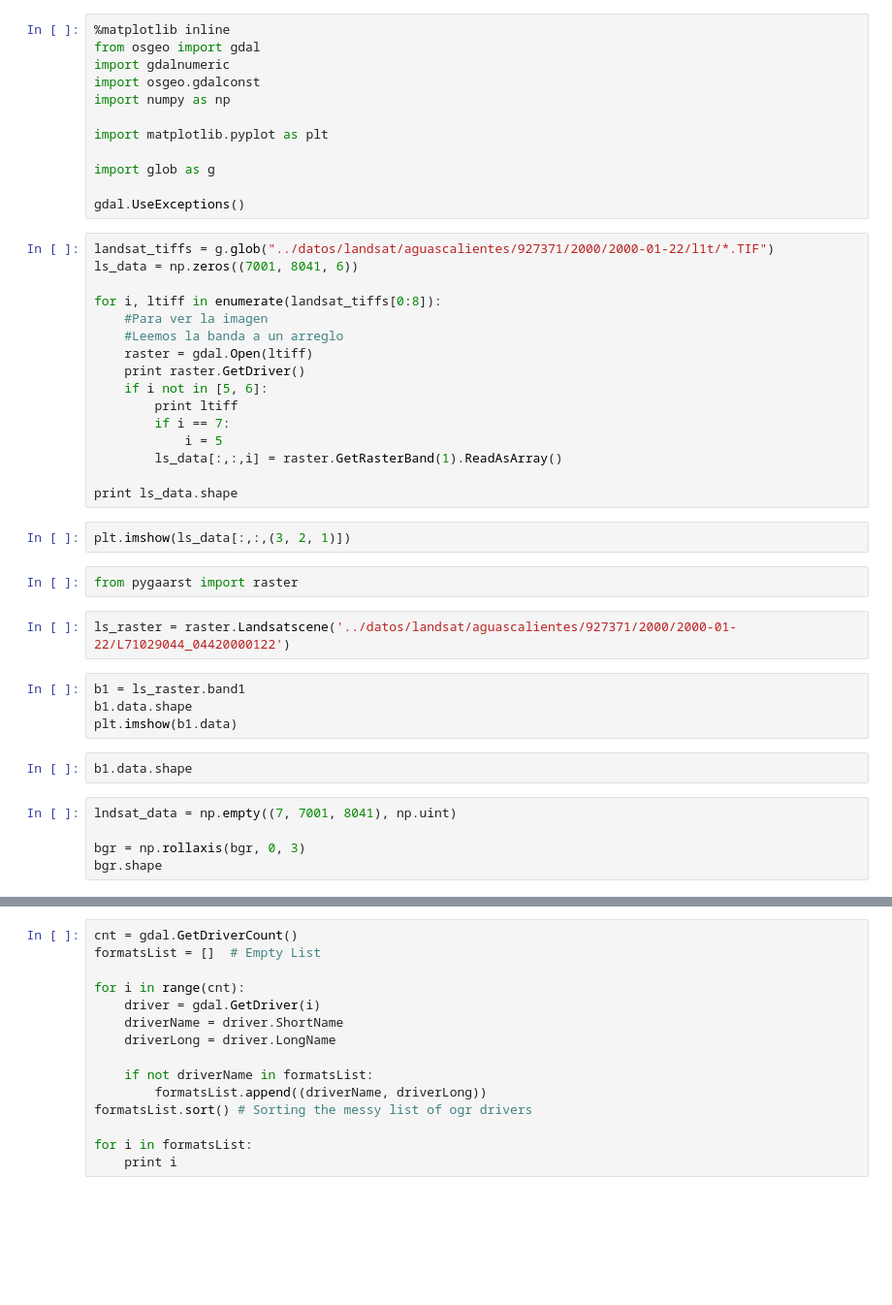
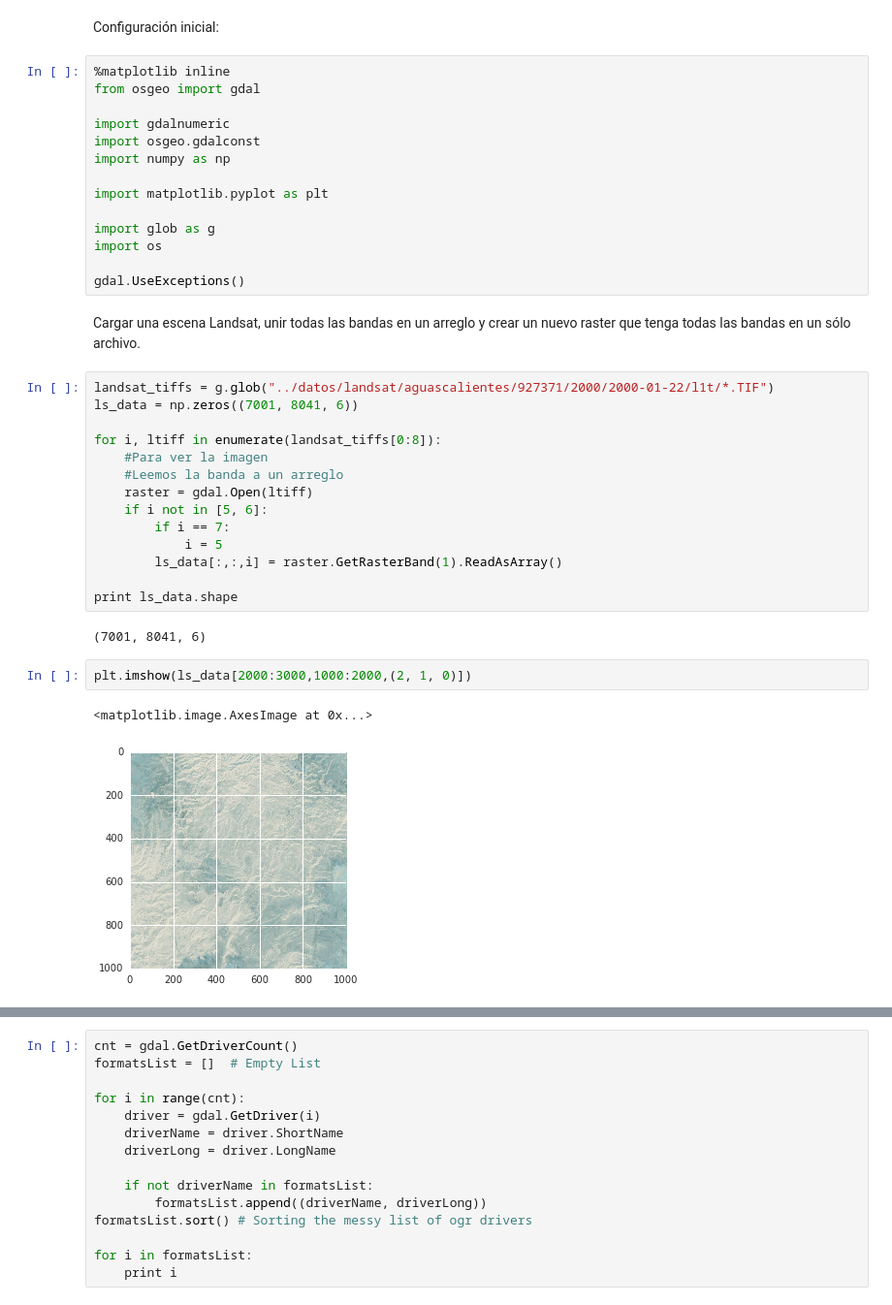
Before and after one commit to rausial/taller_lucc, a Jupyter notebook: sesion_1.ipynb, the cells around one changed output, grey strips where cells are left out. Shown at 97% size. Cells and saved outputs as stored; diff of their text form; blank space fills up the shorter version.

```diff
--- a/sesion_1.ipynb
+++ b/sesion_1.ipynb
@@ -1,6 +1,9 @@
+# %% [markdown]
+Configuración inicial:
 # %%
 %matplotlib inline
 from osgeo import gdal
+
 import gdalnumeric
 import osgeo.gdalconst
 import numpy as np
@@ -8,8 +11,11 @@ import numpy as np
 import matplotlib.pyplot as plt
 
 import glob as g
+import os
 
 gdal.UseExceptions()
+# %% [markdown]
+Cargar una escena Landsat, unir todas las bandas en un arreglo y crear un nuevo raster que tenga todas las bandas en un sólo archivo.
 # %%
 landsat_tiffs = g.glob("../datos/landsat/aguascalientes/927371/2000/2000-01-22/l1t/*.TIF")
 ls_data = np.zeros((7001, 8041, 6))
@@ -18,28 +24,16 @@ for i, ltiff in enumerate(landsat_tiffs[0:8]):
     #Para ver la imagen
     #Leemos la banda a un arreglo
     raster = gdal.Open(ltiff)
-    print raster.GetDriver()
     if i not in [5, 6]:
-        print ltiff
         if i == 7:
             i = 5
         ls_data[:,:,i] = raster.GetRasterBand(1).ReadAsArray()
 
 print ls_data.shape
+# %% [output]
+(7001, 8041, 6)
 # %%
-plt.imshow(ls_data[:,:,(3, 2, 1)])
+plt.imshow(ls_data[2000:3000,1000:2000,(2, 1, 0)])
+# %% [output]
+<matplotlib.image.AxesImage at 0x...>
+[figure, added]
-# %%
-from pygaarst import raster
-# %%
-ls_raster = raster.Landsatscene('../datos/landsat/aguascalientes/927371/2000/2000-01-22/L71029044_04420000122')
-# %%
-b1 = ls_raster.band1
-b1.data.shape
-plt.imshow(b1.data)
-# %%
-b1.data.shape
-# %%
-lndsat_data = np.empty((7, 7001, 8041), np.uint)
-
-bgr = np.rollaxis(bgr, 0, 3)
-bgr.shape
```
Also changed, not shown: parts of 15 cells of this notebook.
